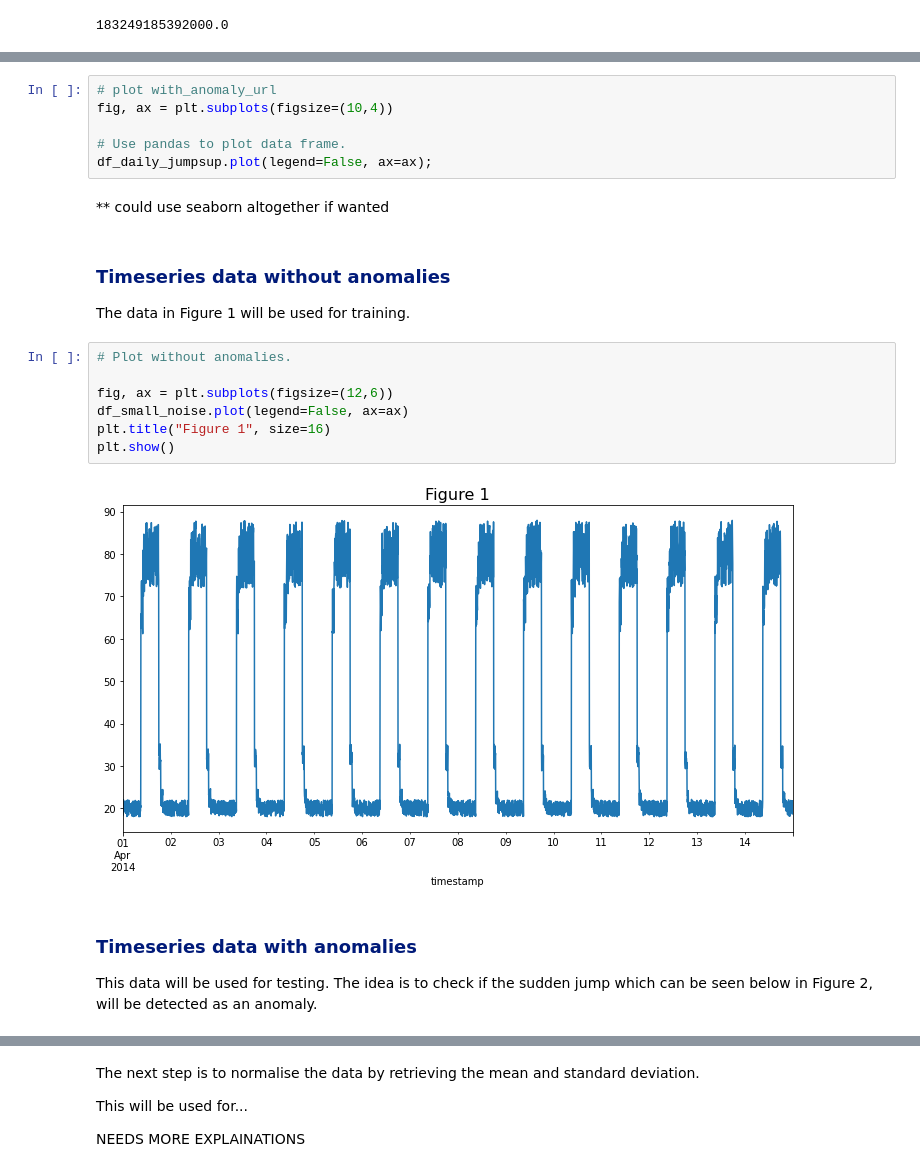
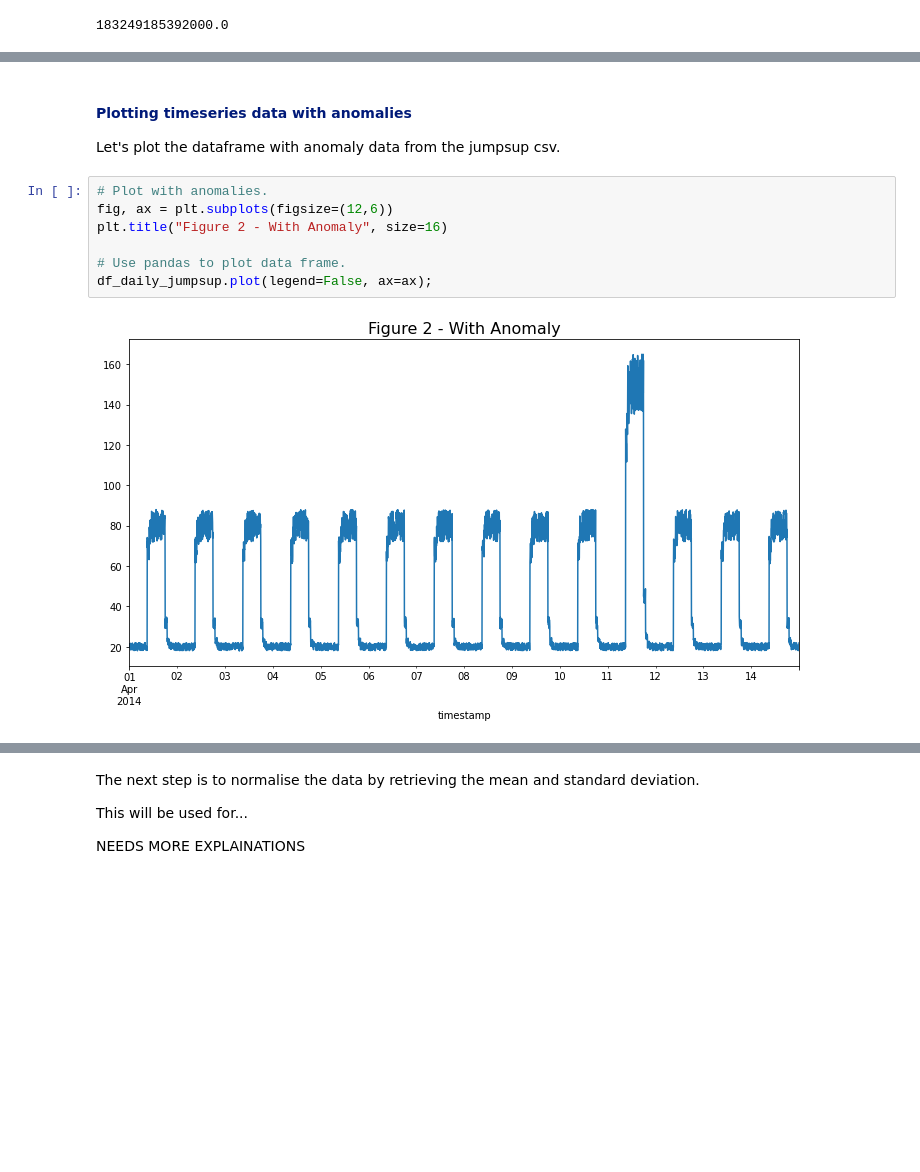
Before and after one commit to SarahMcN25/machine_stastics_assessment, a Jupyter notebook: anomaly-detection.ipynb, the cells around one changed output, grey strips where cells are left out. Cells and saved outputs as stored; diff of their text form; blank space fills up the shorter version.

```diff
--- a/anomaly-detection.ipynb
+++ b/anomaly-detection.ipynb
@@ -229,25 +261,13 @@ df_daily_jumpsup.shape
+# %% [markdown]
+<h4 style="color: #001a79;">Plotting timeseries data with anomalies</h4>
+
+Let's plot the dataframe with anomaly data from the jumpsup csv.
 # %%
-# plot with_anomaly_url
-fig, ax = plt.subplots(figsize=(10,4))
+# Plot with anomalies.
+fig, ax = plt.subplots(figsize=(12,6))
+plt.title("Figure 2 - With Anomaly", size=16)
 
 # Use pandas to plot data frame.
 df_daily_jumpsup.plot(legend=False, ax=ax);
+# %% [output]
+[figure, added]
-# %% [markdown]
-** could use seaborn altogether if wanted
-# %% [markdown]
-<h3 style="color: #001a79;">Timeseries data without anomalies</h3>
-
-The data in Figure 1 will be used for training.
-# %%
-# Plot without anomalies.
-
-fig, ax = plt.subplots(figsize=(12,6))
-df_small_noise.plot(legend=False, ax=ax)
-plt.title("Figure 1", size=16)
-plt.show()
-# %% [output]
-[figure, removed]
-# %% [markdown]
-<h3 style="color: #001a79;">Timeseries data with anomalies</h3>
-
-This data will be used for testing. The idea is to check if the sudden jump which can be seen below in Figure 2, will be detected as an anomaly.
```
Also changed, not shown: parts of 40 cells of this notebook, 2 other files.
